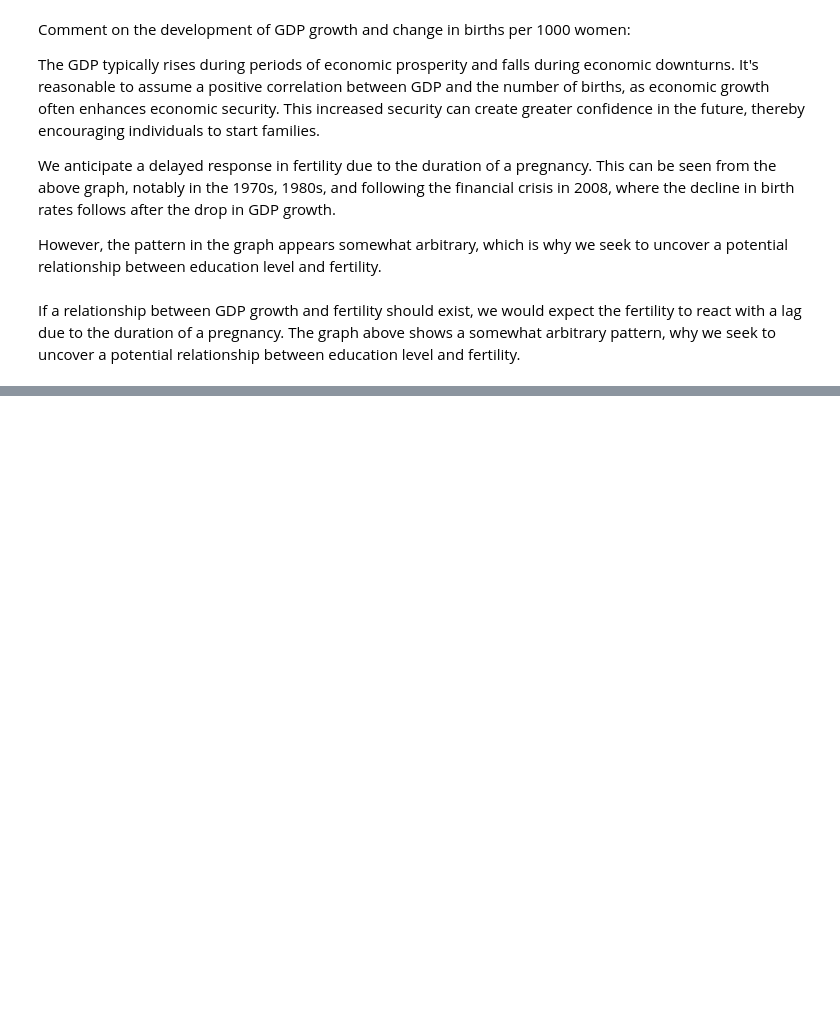
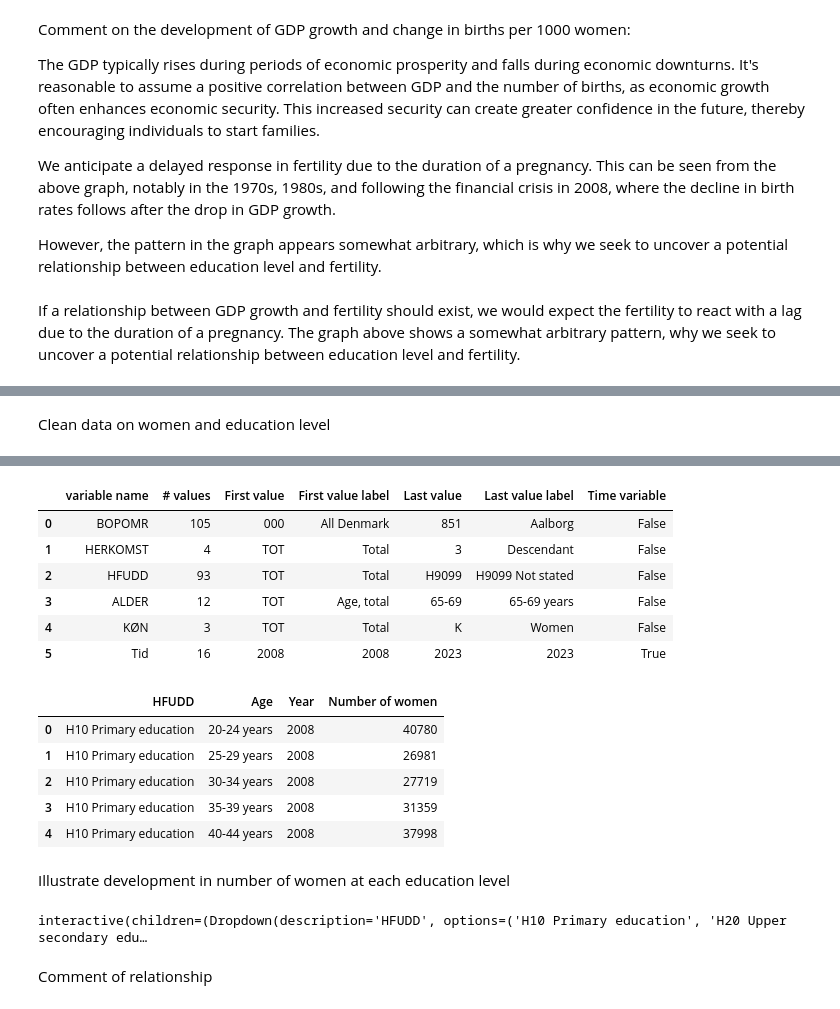
Before and after one commit to NumEconCopenhagen/projects-2024-anne-sofie-ida-anna-livia, a Jupyter notebook: dataproject/dataproject.ipynb, the cells around one changed output, grey strips where cells are left out. Saved outputs shown, nothing was run; the diff lists cells and outputs as text; code cells hidden in the pictures; blank space fills up the shorter version.

Commit message:
Tilføjelse af interaktivt plot

```diff
--- a/dataproject/dataproject.ipynb
+++ b/dataproject/dataproject.ipynb
@@ -311,0 +260,19 @@ Note: We had made an interactive plot where different levels of education could
+# %% [markdown]
+Clean data on women and education level
+# %%
+# Data on education
+hfudd1 = DstApi('HFUDD11')
+display(hfudd1.tablesummary(language='en'))
+
+hfudd11 = data_HFUDD11()
+hfudd11.head()
+
+# Drop irrelevant columns
+drop_these = ['BOPOMR','HERKOMST', 'KØN']
+hfudd11.drop(drop_these, axis=1, inplace=True)
+
+# Rename colums to english
+hfudd11.rename(columns={'TID':'Year' ,'INDHOLD':'Number of women','ALDER':'Age'}, inplace=True)
+
+hfudd11.head()
+# %% [output]
@@ -311,0 +281,13 @@ Note: We had made an interactive plot where different levels of education could
+|  | variable name | # values | First value | First value label | Last value | Last value label | Time variable |
+| 0 | BOPOMR | 105 | 000 | All Denmark | 851 | Aalborg | False |
+| 1 | HERKOMST | 4 | TOT | Total | 3 | Descendant | False |
+| 2 | HFUDD | 93 | TOT | Total | H9099 | H9099 Not stated | False |
+| 3 | ALDER | 12 | TOT | Age, total | 65-69 | 65-69 years | False |
+| 4 | KØN | 3 | TOT | Total | K | Women | False |
+| 5 | Tid | 16 | 2008 | 2008 | 2023 | 2023 | True |
+|  | HFUDD | Age | Year | Number of women |
+| 0 | H10 Primary education | 20-24 years | 2008 | 40780 |
+| 1 | H10 Primary education | 25-29 years | 2008 | 26981 |
+| 2 | H10 Primary education | 30-34 years | 2008 | 27719 |
+| 3 | H10 Primary education | 35-39 years | 2008 | 31359 |
+| 4 | H10 Primary education | 40-44 years | 2008 | 37998 |
@@ -311,0 +297,25 @@ Note: We had made an interactive plot where different levels of education could
+# %% [markdown]
+Illustrate development in number of women at each education level
+# %%
+hfudd11_sum = pd.DataFrame(hfudd11_sum)
+
+# Definition of the plot
+def plot_e(hfudd11_sum, HFUDD):
+    filtered_df = hfudd11_sum[hfudd11_sum['HFUDD'] == HFUDD]
+    ax = filtered_df.plot(x='Year', y='Number of women', style='-o', legend=False)
+    ax.set_title(f'Number of Women at {HFUDD} Education Level')
+    ax.set_xlabel('Year')
+    ax.set_ylabel('Number of Women')
+    plt.show()
+
+# Dropdown menu for education level
+education_levels = hfudd11_sum['HFUDD'].unique()
+widgets.interact(plot_e,
+                 hfudd11_sum=widgets.fixed(hfudd11_sum),
+                 HFUDD=widgets.Dropdown(description='HFUDD',
+                                        options=education_levels,
+                                        value=education_levels[0]));
+# %% [output]
+interactive(children=(Dropdown(description='HFUDD', options=('H10 Primary education', 'H20 Upper secondary edu…
+# %% [markdown]
+Comment of relationship
```
Also changed, not shown: parts of 19 cells of this notebook, 1 other file.
